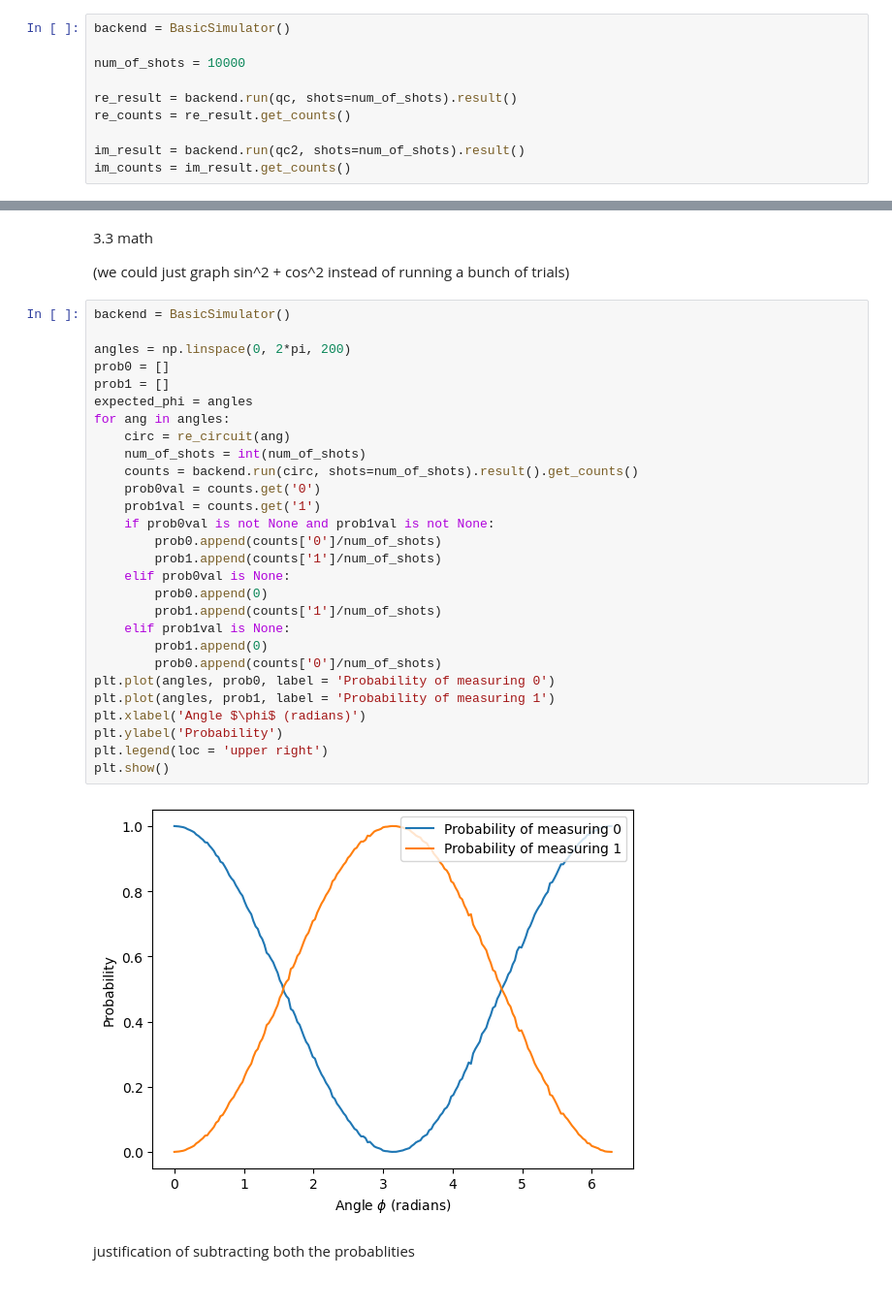
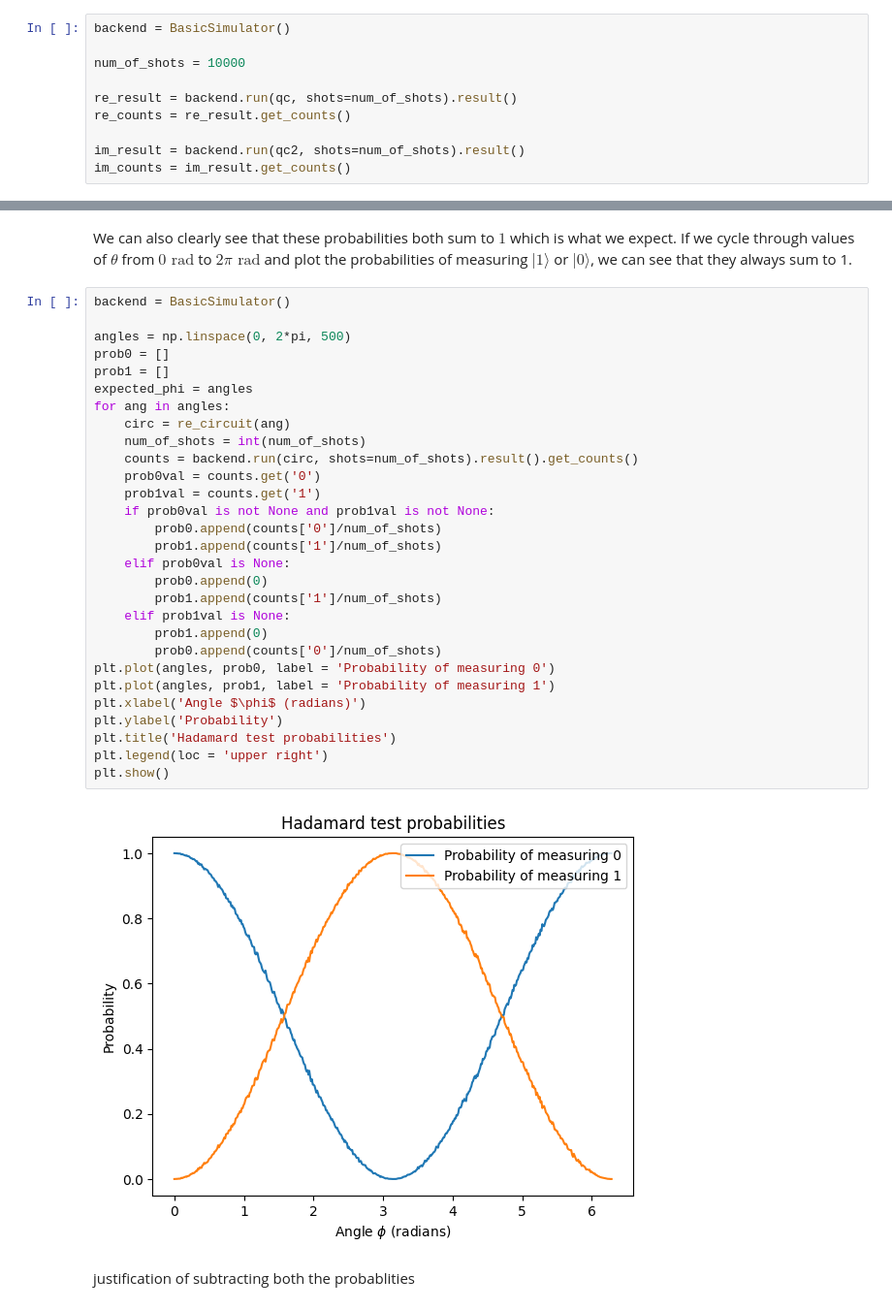
Before and after one commit to paulbruzzi/quantum-linear-algebra, a Jupyter notebook: Hadamard_Test.ipynb, the cells around one changed output, grey strips where cells are left out. Shown: that part at 97% size. Cells and saved outputs as stored; diff of their text form.

```diff
--- a/Hadamard_Test.ipynb
+++ b/Hadamard_Test.ipynb
@@ -319,37 +415,36 @@ Probability of measuring 0 0.9218
 # %% [markdown]
-3.3 math
-
-(we could just graph sin^2 + cos^2 instead of running a bunch of trials)
+We can also clearly see that these probabilities both sum to $1$ which is what we expect. If we cycle through values of $\theta$ from $0\text{ rad}$ to $2\pi\text{ rad}$ and plot the probabilities of measuring $|1\rangle$ or $|0\rangle$, we can see that they always sum to 1.
 # %%
 backend = BasicSimulator()
 
-angles = np.linspace(0, 2*pi, 200)
+angles = np.linspace(0, 2*pi, 500)
 prob0 = []
 prob1 = []
 expected_phi = angles
 for ang in angles:
     circ = re_circuit(ang)
     num_of_shots = int(num_of_shots)
     counts = backend.run(circ, shots=num_of_shots).result().get_counts()
     prob0val = counts.get('0')
     prob1val = counts.get('1')
     if prob0val is not None and prob1val is not None:
         prob0.append(counts['0']/num_of_shots)
         prob1.append(counts['1']/num_of_shots)
     elif prob0val is None:
         prob0.append(0)
         prob1.append(counts['1']/num_of_shots)
     elif prob1val is None:
         prob1.append(0)
         prob0.append(counts['0']/num_of_shots)
 plt.plot(angles, prob0, label = 'Probability of measuring 0')
 plt.plot(angles, prob1, label = 'Probability of measuring 1')
 plt.xlabel('Angle $\phi$ (radians)')
 plt.ylabel('Probability')
+plt.title('Hadamard test probabilities')
 plt.legend(loc = 'upper right')
 plt.show()
 # %% [output]
-[figure, old version]
+[figure, new version]
 # %% [markdown]
 justification of subtracting both the probablities
 # %%
```
Also changed, not shown: parts of 13 cells of this notebook, 1 other file.
